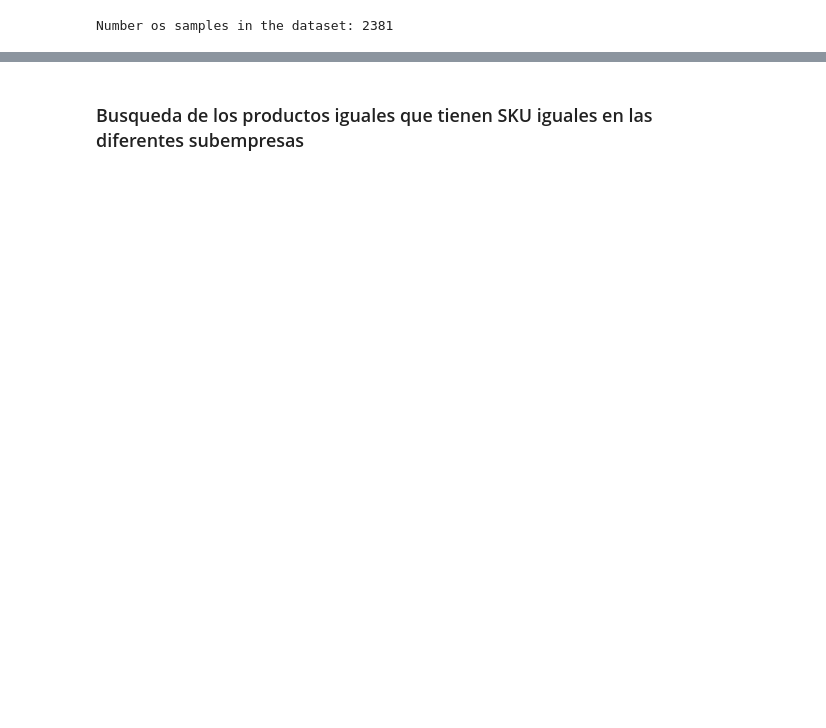
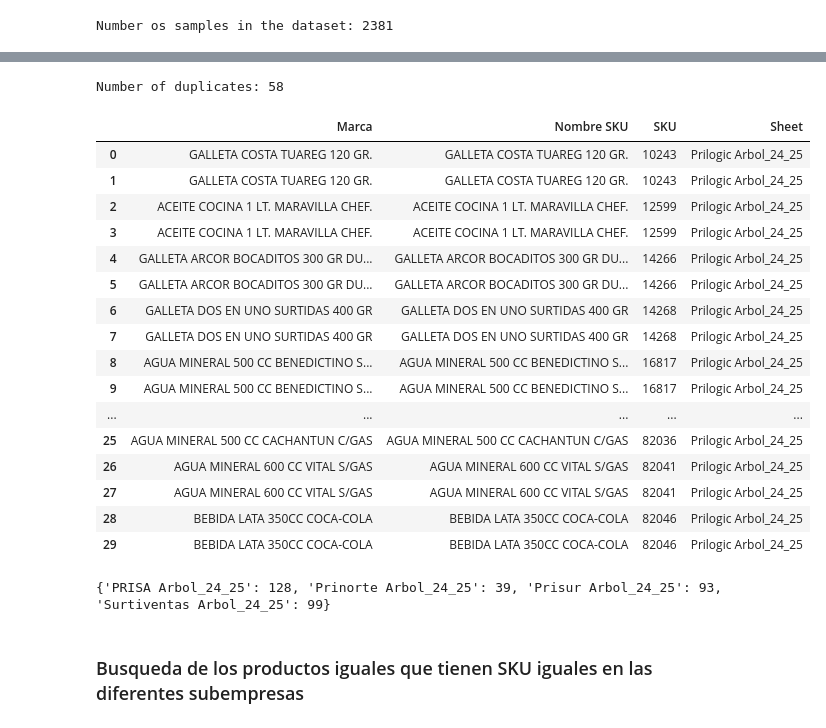
Before and after one commit to KabeliDev/prisa-eda, a Jupyter notebook: results.ipynb, the cells around one changed output, grey strips where cells are left out. Saved outputs shown, nothing was run; the diff lists cells and outputs as text; code cells hidden in the pictures; blank space fills up the shorter version.

```diff
--- a/results.ipynb
+++ b/results.ipynb
@@ -20,3 +50,43 @@ Number os samples in the dataset: 2381
+# %%
+duplicates = find_internal_duplicates(df_all)
+print(f"Number of duplicates: {duplicates.shape[0]}")
+# %% [output]
+Number of duplicates: 58
+# %%
+duplicates.head(30)
+# solo con nombres iguales
+# no contar dos veces el mismo producto
+# %% [output]
+|  | Marca | Nombre SKU | SKU | Sheet |
+| 0 | GALLETA COSTA TUAREG 120 GR. | GALLETA COSTA TUAREG 120 GR. | 10243 | Prilogic Arbol_24_25 |
+| 1 | GALLETA COSTA TUAREG 120 GR. | GALLETA COSTA TUAREG 120 GR. | 10243 | Prilogic Arbol_24_25 |
+| 2 | ACEITE COCINA 1 LT. MARAVILLA CHEF. | ACEITE COCINA 1 LT. MARAVILLA CHEF. | 12599 | Prilogic Arbol_24_25 |
+| 3 | ACEITE COCINA 1 LT. MARAVILLA CHEF. | ACEITE COCINA 1 LT. MARAVILLA CHEF. | 12599 | Prilogic Arbol_24_25 |
+| 4 | GALLETA ARCOR BOCADITOS 300 GR DU... | GALLETA ARCOR BOCADITOS 300 GR DU... | 14266 | Prilogic Arbol_24_25 |
+| 5 | GALLETA ARCOR BOCADITOS 300 GR DU... | GALLETA ARCOR BOCADITOS 300 GR DU... | 14266 | Prilogic Arbol_24_25 |
+| 6 | GALLETA DOS EN UNO SURTIDAS 400 GR | GALLETA DOS EN UNO SURTIDAS 400 GR | 14268 | Prilogic Arbol_24_25 |
+| 7 | GALLETA DOS EN UNO SURTIDAS 400 GR | GALLETA DOS EN UNO SURTIDAS 400 GR | 14268 | Prilogic Arbol_24_25 |
+| 8 | AGUA MINERAL 500 CC BENEDICTINO S... | AGUA MINERAL 500 CC BENEDICTINO S... | 16817 | Prilogic Arbol_24_25 |
+| 9 | AGUA MINERAL 500 CC BENEDICTINO S... | AGUA MINERAL 500 CC BENEDICTINO S... | 16817 | Prilogic Arbol_24_25 |
+| ... | ... | ... | ... | ... |
+| 25 | AGUA MINERAL 500 CC CACHANTUN C/GAS | AGUA MINERAL 500 CC CACHANTUN C/GAS | 82036 | Prilogic Arbol_24_25 |
+| 26 | AGUA MINERAL 600 CC VITAL S/GAS | AGUA MINERAL 600 CC VITAL S/GAS | 82041 | Prilogic Arbol_24_25 |
+| 27 | AGUA MINERAL 600 CC VITAL S/GAS | AGUA MINERAL 600 CC VITAL S/GAS | 82041 | Prilogic Arbol_24_25 |
+| 28 | BEBIDA LATA 350CC COCA-COLA | BEBIDA LATA 350CC COCA-COLA | 82046 | Prilogic Arbol_24_25 |
+| 29 | BEBIDA LATA 350CC COCA-COLA | BEBIDA LATA 350CC COCA-COLA | 82046 | Prilogic Arbol_24_25 |
+# %%
+unique_sheets = duplicates['Sheet'].unique()
+unique_sheets = [sheet for sheet in unique_sheets if sheet != "Prilogic Arbol_24_25"]
+
+duplicates_counts = {}
+
+for sheet in unique_sheets:
+    sub_df = duplicates[duplicates['Sheet'] == sheet]
+    duplicates_counts[sheet] = sub_df.shape[0]
+
+print(duplicates_counts)
+# %% [output]
+{'PRISA Arbol_24_25': 128, 'Prinorte Arbol_24_25': 39, 'Prisur Arbol_24_25': 93, 'Surtiventas Arbol_24_25': 99}
 # %% [markdown]
 ### Busqueda de los productos iguales que tienen SKU iguales en las diferentes subempresas
 # %%
```
Also changed, not shown: parts of 47 cells of this notebook, 2 other files.
